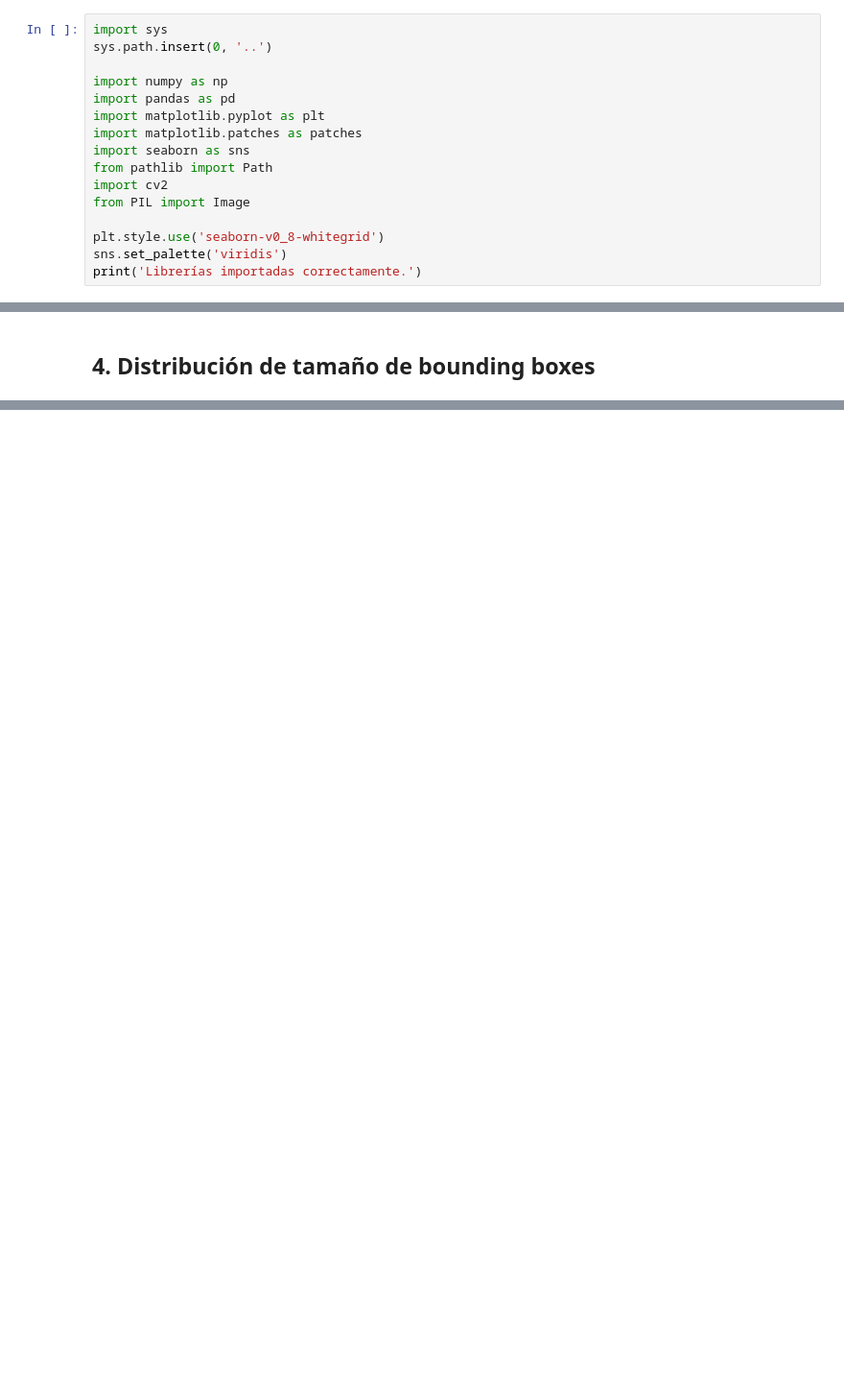
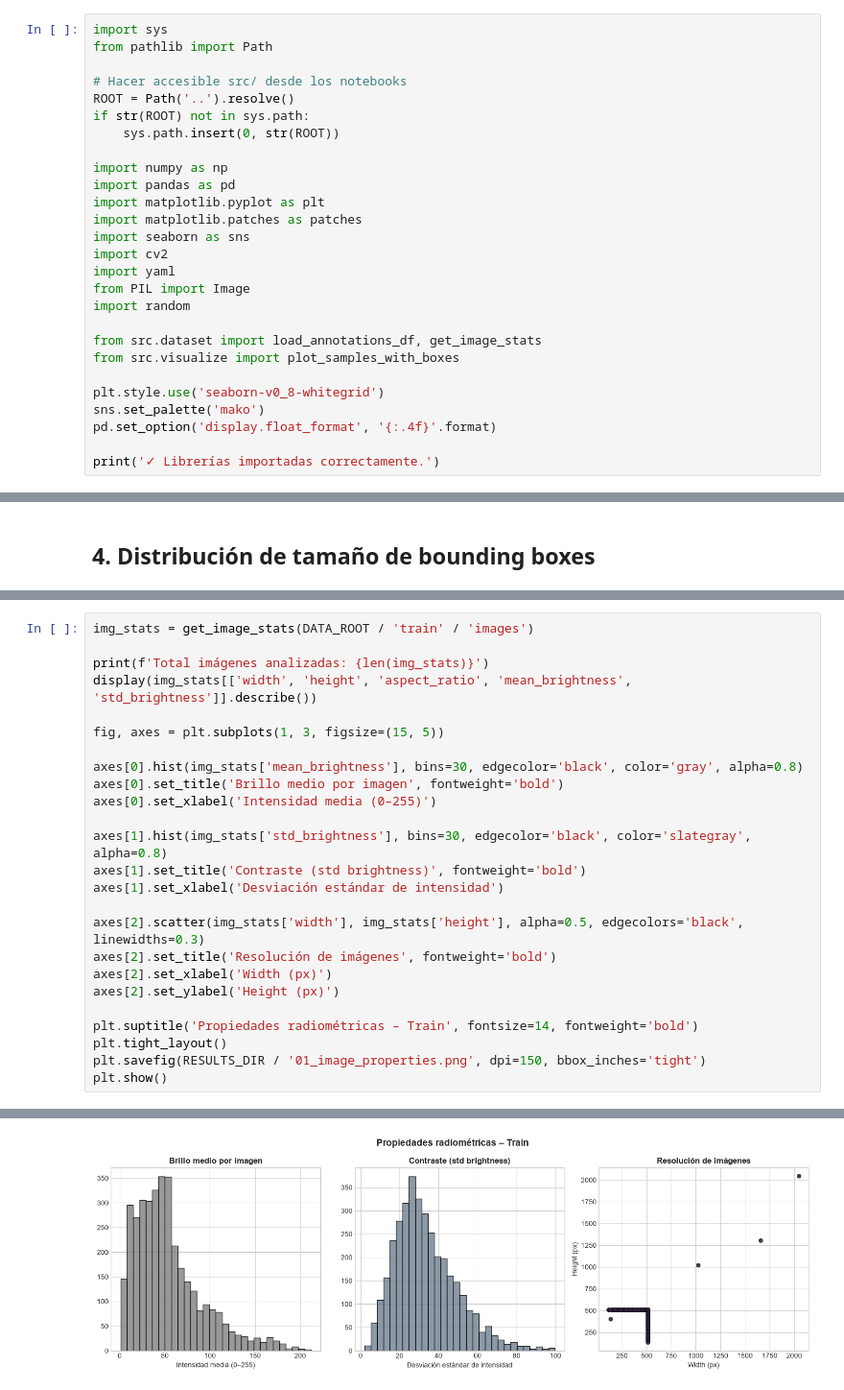
Before and after one commit to leandroabritez/VPCII_TP_CEIA, a Jupyter notebook: notebooks/01_EDA.ipynb, the cells around one changed output, grey strips where cells are left out. Shown at 96% size. Drawn from its saved outputs; the diff is of its cells as text; blank space fills up the shorter version.

```diff
--- a/notebooks/01_EDA.ipynb
+++ b/notebooks/01_EDA.ipynb
@@ -15,16 +14,27 @@
 # %%
 import sys
-sys.path.insert(0, '..')
+from pathlib import Path
+
+# Hacer accesible src/ desde los notebooks
+ROOT = Path('..').resolve()
+if str(ROOT) not in sys.path:
+    sys.path.insert(0, str(ROOT))
 
 import numpy as np
 import pandas as pd
 import matplotlib.pyplot as plt
 import matplotlib.patches as patches
 import seaborn as sns
-from pathlib import Path
 import cv2
+import yaml
 from PIL import Image
+import random
+
+from src.dataset import load_annotations_df, get_image_stats
+from src.visualize import plot_samples_with_boxes
 
 plt.style.use('seaborn-v0_8-whitegrid')
-sns.set_palette('viridis')
-print('Librerías importadas correctamente.')
+sns.set_palette('mako')
+pd.set_option('display.float_format', '{:.4f}'.format)
+
+print('✓ Librerías importadas correctamente.')
@@ -81,0 +197,26 @@ plt.show()
+# %%
+img_stats = get_image_stats(DATA_ROOT / 'train' / 'images')
+
+print(f'Total imágenes analizadas: {len(img_stats)}')
+display(img_stats[['width', 'height', 'aspect_ratio', 'mean_brightness', 'std_brightness']].describe())
+
+fig, axes = plt.subplots(1, 3, figsize=(15, 5))
+
+axes[0].hist(img_stats['mean_brightness'], bins=30, edgecolor='black', color='gray', alpha=0.8)
+axes[0].set_title('Brillo medio por imagen', fontweight='bold')
+axes[0].set_xlabel('Intensidad media (0–255)')
+
+axes[1].hist(img_stats['std_brightness'], bins=30, edgecolor='black', color='slategray', alpha=0.8)
+axes[1].set_title('Contraste (std brightness)', fontweight='bold')
+axes[1].set_xlabel('Desviación estándar de intensidad')
+
+axes[2].scatter(img_stats['width'], img_stats['height'], alpha=0.5, edgecolors='black', linewidths=0.3)
+axes[2].set_title('Resolución de imágenes', fontweight='bold')
+axes[2].set_xlabel('Width (px)')
+axes[2].set_ylabel('Height (px)')
+
+plt.suptitle('Propiedades radiométricas – Train', fontsize=14, fontweight='bold')
+plt.tight_layout()
+plt.savefig(RESULTS_DIR / '01_image_properties.png', dpi=150, bbox_inches='tight')
+plt.show()
+# %% [output]
@@ -82 +233,2 @@ plt.show()
+[figure, added]
 # %% [markdown]
```
Also changed, not shown: parts of 22 cells of this notebook, 11 other files.
